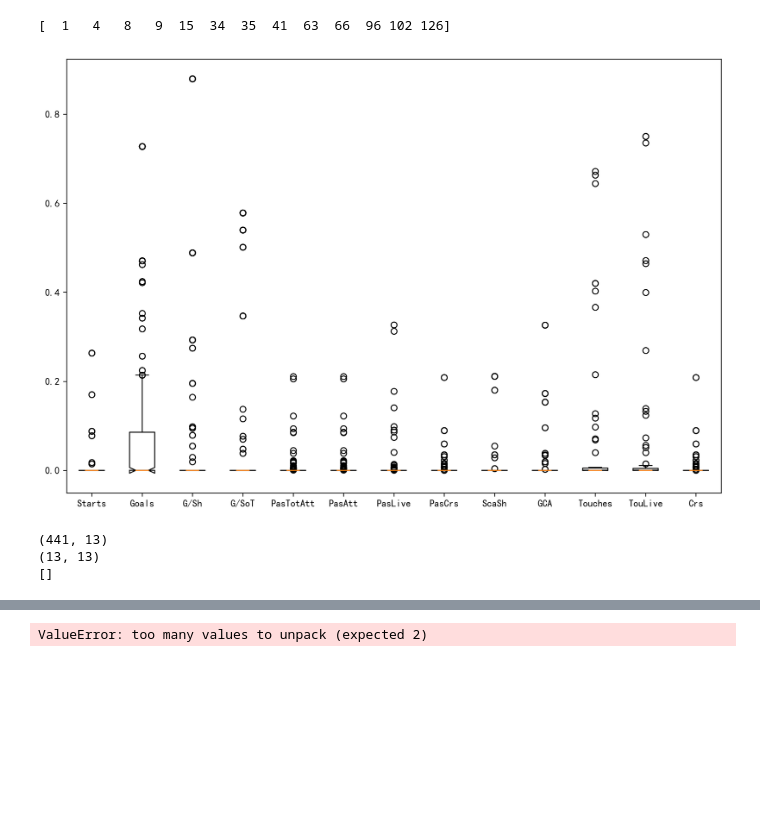
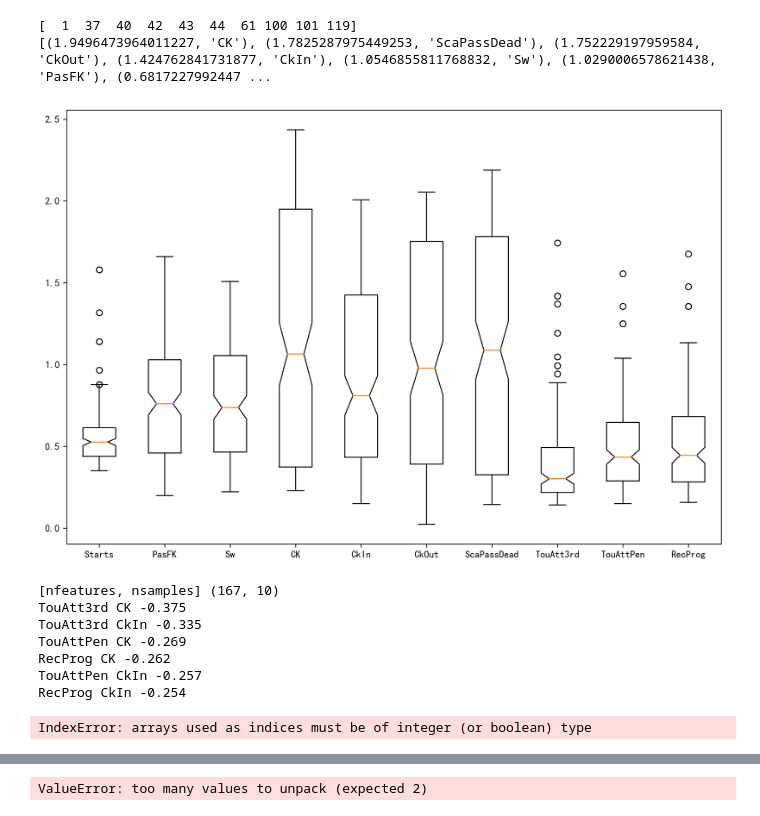
Before and after one commit to Nours135/TDANjuFULL, a Jupyter notebook: Tda_basic_flare_vacancy.ipynb, the cells around one changed output, grey strips where cells are left out. Drawn from its saved outputs; the diff is of its cells as text; code cells hidden in the pictures; blank space fills up the shorter version.

```diff
--- a/Tda_basic_flare_vacancy.ipynb
+++ b/Tda_basic_flare_vacancy.ipynb
@@ -447,8 +462,15 @@ print(np.corrcoef(stats[:, topK_ids].T))
 # %%
-node1 = 'cube63_cluster4'
-node2 = 'cube54_cluster1'
-res = dataset.find_ring(node1=node1, node2=node2, node3=None)
+# hole识别部分的代码
+# 第一步，调用算法1识别子图
+node1 = 'cube75_cluster0'
+node2 = 'cube34_cluster1'
+node3 = None
+res = dataset.find_ring(node1=node1, node2=node2, node3=node3)
 print(res)
 sub_graph = dataset.graph.subgraph(list(res))
-member_l, cur_df, cluster_pair_differs_l = dataset.get_members(list(res), method='ring_opposite')
+
+# 执行算法2，计算空洞周围的
+member_l, cur_df, cluster_pair_differs_l = dataset.get_members(list(res), method='ring_opposite', newrenorm=0)
+
+dataset.draw_subGraph(list(res))
 # %% [output]
@@ -460,32 +483,43 @@ dataset.draw_subGraph(list(res))
 # %%
-idx = np.nonzero(cluster_pair_differs_l.max(axis=0) > 0.2)[0]  # 选出大于0.02的特征，得到的global idx
+# 执行算法2，计算空洞周围的
+threshold = 1.5
+
+idx = np.nonzero(cluster_pair_differs_l.max(axis=0) > threshold)[0]  # 选出大于threshold的特征，得到的global idx
 print(idx)
+
 values = cluster_pair_differs_l[:, idx]   # 选出这些特征的原始数据，它们被认为是在这个空洞中显著存在差异的特征
 # 想用中文必须进行设置RC参数
 plt.rcParams['font.sans-serif'] = 'SimHei'
 # 设置RC参数字体，让其支持中文
 plt.rcParams['axes.unicode_minus'] = False
 # 加载数据
 # 创建画布
 plt.figure(dpi=300,figsize=(12,8))
 labels = [dataset.index2col[i] for i in idx]
+#values = np.sort(values, axis=0)
+#np.percentile(values, 1, axis=0)
+print(sorted(zip(np.percentile(values, 75, axis=0), labels), key=lambda x:x[0], reverse=True))
 # notch --缺口 meanline --均值线
 plt.boxplot(values, meanline=True, notch=True, labels=labels)  # x size [raw, features]
 plt.show()
 # %% [output]
-[  1   4   8   9  15  34  35  41  63  66  96 102 126]
+[  1  37  40  42  43  44  61 100 101 119]
+[(1.9496473964011227, 'CK'), (1.7825287975449253, 'ScaPassDead'), (1.752229197959584, 'CkOut'), (1.424762841731877, 'CkIn'), (1.0546855811768832, 'Sw'), (1.0290006578621438, 'PasFK'), (0.6817227992447 ...
-[figure, old version]
+[figure, new version]
 # %%
-print(values.shape)
+coeff_threshold = - 0.25
+
+print('[nfeatures, nsamples]', values.shape)
 cors = np.corrcoef(values.T) # 要求输入的shape [nfeatures, nsamples]
-print(cors.shape)
+# print(cors.shape)
 #print(cors)
 significant_correlate = []
-for raw in np.argwhere(cors < -0.2):
+for raw in np.argwhere(cors < coeff_threshold):
     if raw[0] > raw[1]:
         significant_correlate.append((raw, cors[raw[0]][raw[1]]))
 
-print(significant_correlate)
+# print(significant_correlate)
+significant_correlate = sorted(significant_correlate, key=lambda x:x[1])  # 升序排列
 for raw, pearson in significant_correlate:
     print(dataset.index2col[idx[raw[0]]], dataset.index2col[idx[raw[1]]], round(pearson, 3))
 
@@ -493,9 +527,13 @@ for raw, pearson in significant_correlate:
 # 似乎是负相关？此消彼长？？orzzz 数学直觉一点都不剩了，我做的这些东西除了直觉还剩什么吗？没有力
 # xs，make sense了，但是meaningless
 # %% [output]
-(441, 13)
-(13, 13)
-[]
+[nfeatures, nsamples] (167, 10)
+TouAtt3rd CK -0.375
+TouAtt3rd CkIn -0.335
+TouAttPen CK -0.269
+RecProg CK -0.262
+TouAttPen CkIn -0.257
+RecProg CkIn -0.254
 # %%
 # 在这个局部的投影下，没看到明显的空洞结构orzzz
 # 换一下umap？
@@ -504,8 +542,10 @@ from sklearn.decomposition import PCA
 from gtda.plotting import plot_point_cloud
 #pca = PCA(n_components=3)
 #values = pca.fit_transform(values)
-origin_values = dataset.X_features_numeric[member_l, :][:, np.array([12,  13, 111])]
+origin_values = dataset.X_features_numeric[member_l, :][:, np.array([])]
 plot_point_cloud(origin_values)
+# %% [output]
+IndexError: arrays used as indices must be of integer (or boolean) type
 # %%
 origin_values.shape
 # %% [output]
```
Also changed, not shown: parts of 9 cells of this notebook, 3 other files.
